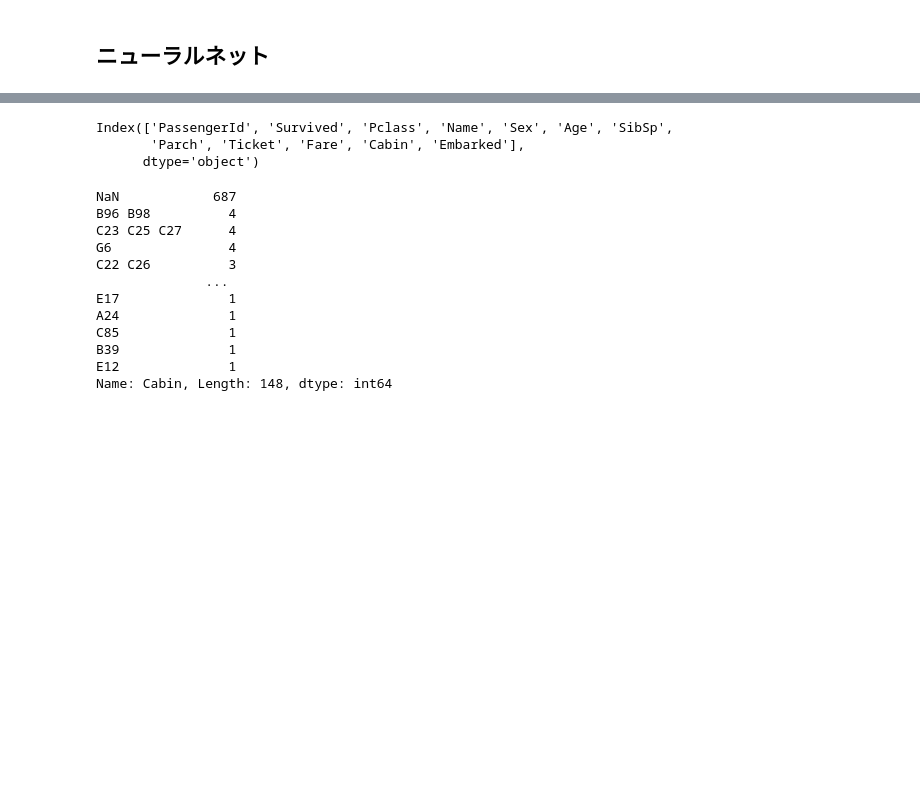
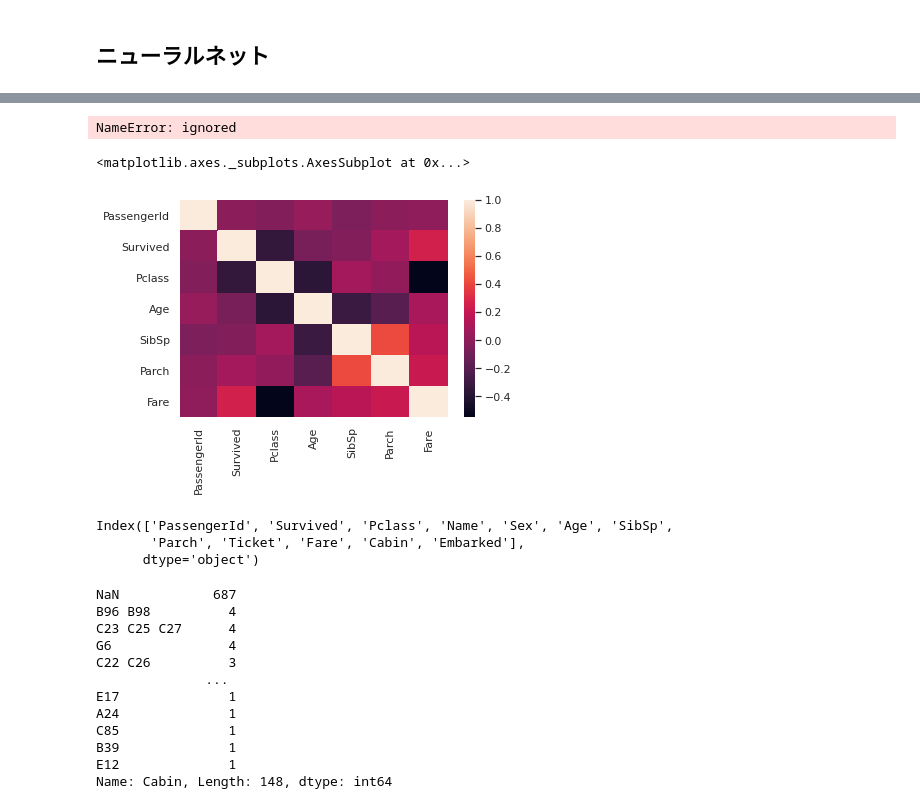
Before and after one commit to kinoshita-hiroki/kaggle, a Jupyter notebook: Titanic/Titanic.ipynb, the cells around one changed output, grey strips where cells are left out. Cells and saved outputs as stored; diff of their text form; code cells hidden in the pictures; blank space fills up the shorter version.

```diff
--- a/Titanic/Titanic.ipynb
+++ b/Titanic/Titanic.ipynb
@@ -60,0 +54,3 @@ df_train = pd.read_csv("/content/drive/MyDrive/Colab Notebooks/kaggle/Titanic/tr
+# %%
+df_train.loc[:, ["CabinEx"]] = 0
+df_train[df_train.loc[:, ["Cabin"]].notnull()].loc[:, ["CabinEx"]] = 1
@@ -60,0 +87,11 @@ df_train = pd.read_csv("/content/drive/MyDrive/Colab Notebooks/kaggle/Titanic/tr
+# %%
+sns.heatmap(replace_data(df_train).corr())
+# %% [output]
+NameError: ignored
+# %%
+import seaborn as sns
+sns.set()
+sns.heatmap(df_train.corr())
+# %% [output]
+<matplotlib.axes._subplots.AxesSubplot at 0x...>
+[figure, added]
```
Also changed, not shown: parts of 21 cells of this notebook.
